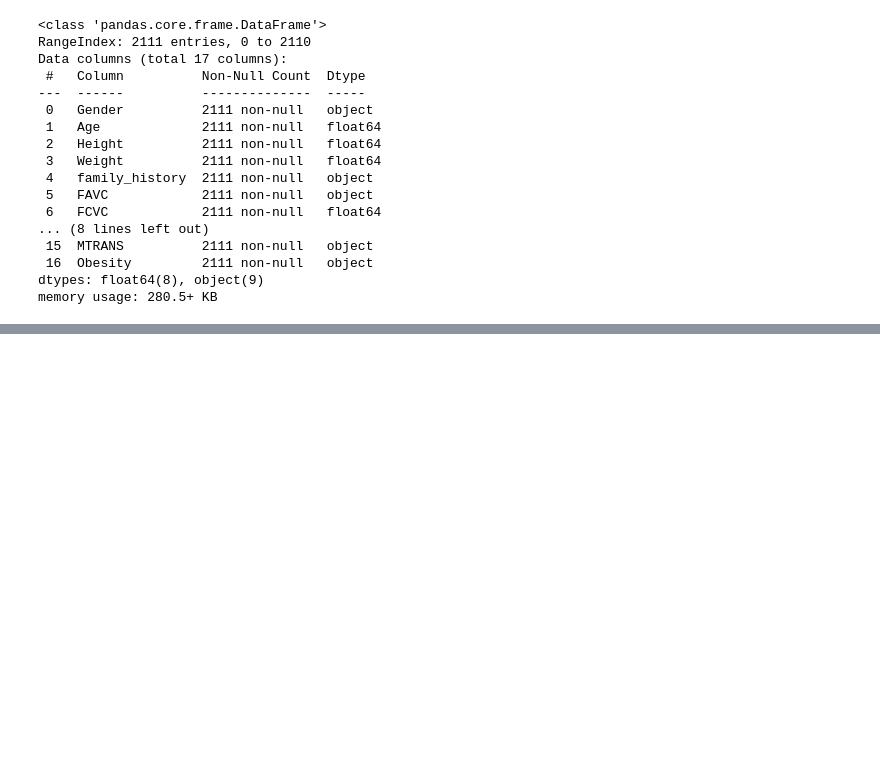
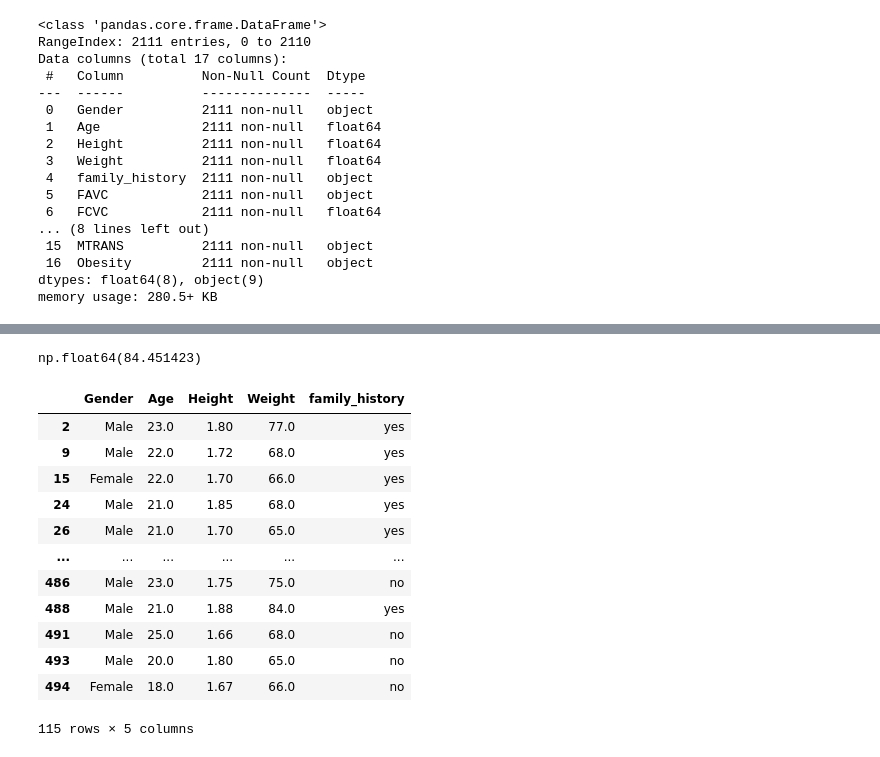
Before and after one commit to Aakashraz/data-science, a Jupyter notebook: learn-pandas.ipynb, the cells around one changed output, grey strips where cells are left out. Drawn from its saved outputs; the diff is of its cells as text; code cells hidden in the pictures; blank space fills up the shorter version.

```diff
--- a/learn-pandas.ipynb
+++ b/learn-pandas.ipynb
@@ -74,0 +109,21 @@ obesity_data
+# %%
+obesity_data.at[1156, 'Gender']
+obesity_data.iat[1156, 3]
+# %% [output]
+np.float64(84.451423)
+# %%
+obesity_data[(obesity_data["Weight"]>64) & (obesity_data["Obesity"]=="Normal_Weight")].loc[,"Gender":'family_history']
+# %% [output]
+|  | Gender | Age | Height | Weight | family_history |
+| 2 | Male | 23.0 | 1.80 | 77.0 | yes |
+| 9 | Male | 22.0 | 1.72 | 68.0 | yes |
+| 15 | Female | 22.0 | 1.70 | 66.0 | yes |
+| 24 | Male | 21.0 | 1.85 | 68.0 | yes |
+| 26 | Male | 21.0 | 1.70 | 65.0 | yes |
+| ... | ... | ... | ... | ... | ... |
+| 486 | Male | 23.0 | 1.75 | 75.0 | no |
+| 488 | Male | 21.0 | 1.88 | 84.0 | yes |
+| 491 | Male | 25.0 | 1.66 | 68.0 | no |
+| 493 | Male | 20.0 | 1.80 | 65.0 | no |
+| 494 | Female | 18.0 | 1.67 | 66.0 | no |
+115 rows × 5 columns
```
Also changed, not shown: parts of 5 cells of this notebook, 3 other files.
